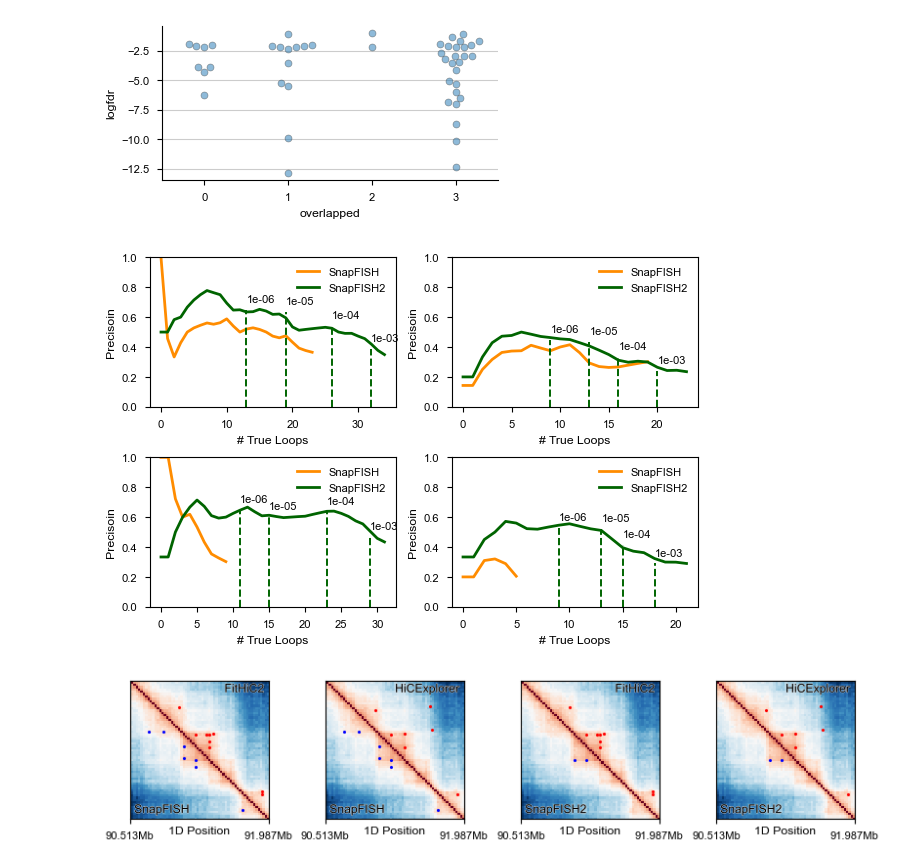
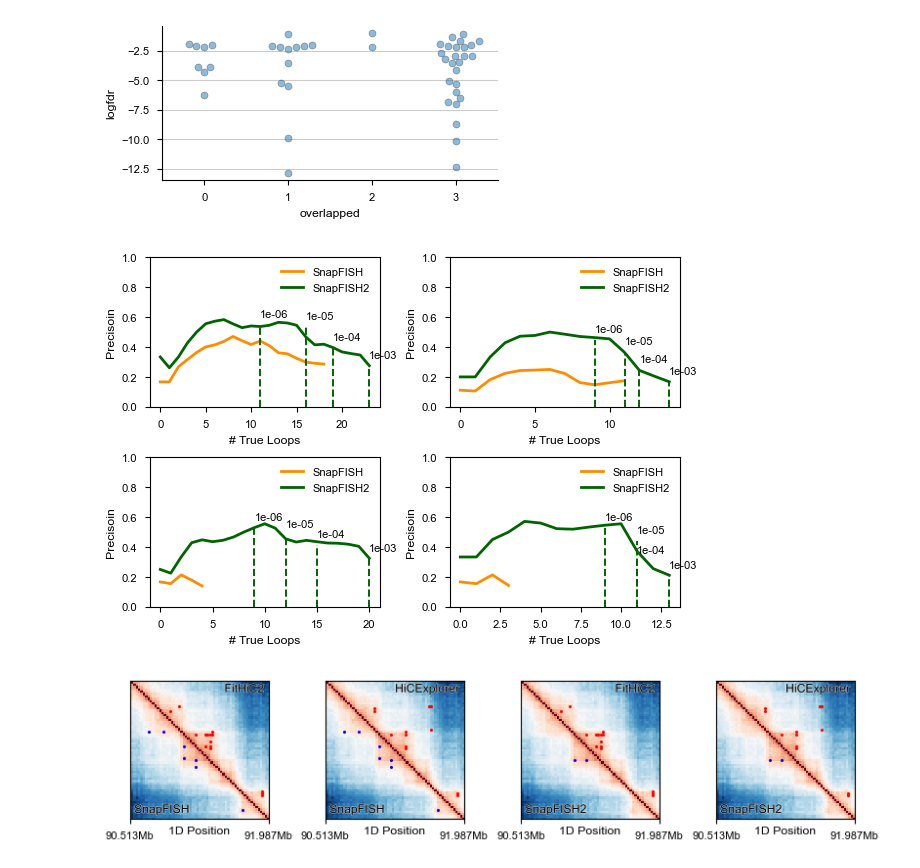
Before and after one commit to hyuyu104/ArcFISH, a Jupyter notebook: figures/1loop_benchmark.ipynb, the cells around one changed output. Cells and saved outputs as stored; diff of their text form; code cells hidden in the pictures.

```diff
--- a/figures/1loop_benchmark.ipynb
+++ b/figures/1loop_benchmark.ipynb
@@ -497,12 +885,12 @@ Using categorical units to plot a list of strings that are all parsable as float
 # %%
 from utils.lines import precision_recall_loop
 fig, axes = plt.subplots(2, 2, figsize=(6, 4))
-precision_recall_loop(res_sf1, res_sf2, fithic2, axes[0][0])
-precision_recall_loop(res_sf1, res_sf2, hicexpl, axes[0][1])
-precision_recall_loop(res_sf1_noised, res_sf2_noised, fithic2, axes[1][0])
-precision_recall_loop(res_sf1_noised, res_sf2_noised, hicexpl, axes[1][1])
+precision_recall_loop(res_sf1, res_sf2, fdf, axes[0][0])
+precision_recall_loop(res_sf1, res_sf2, edf, axes[0][1])
+precision_recall_loop(res_sf1_noised, res_sf2_noised, fdf, axes[1][0])
+precision_recall_loop(res_sf1_noised, res_sf2_noised, edf, axes[1][1])
 fig.savefig(os.path.join(out_dire, "s6_precision_recall.pdf"), bbox_inches="tight")
 # %% [output]
-[figure, old version]
+[figure, new version]
 # %%
 from utils.maps import loop_map
```
Also changed, not shown: parts of 49 cells of this notebook, 6 other files.
